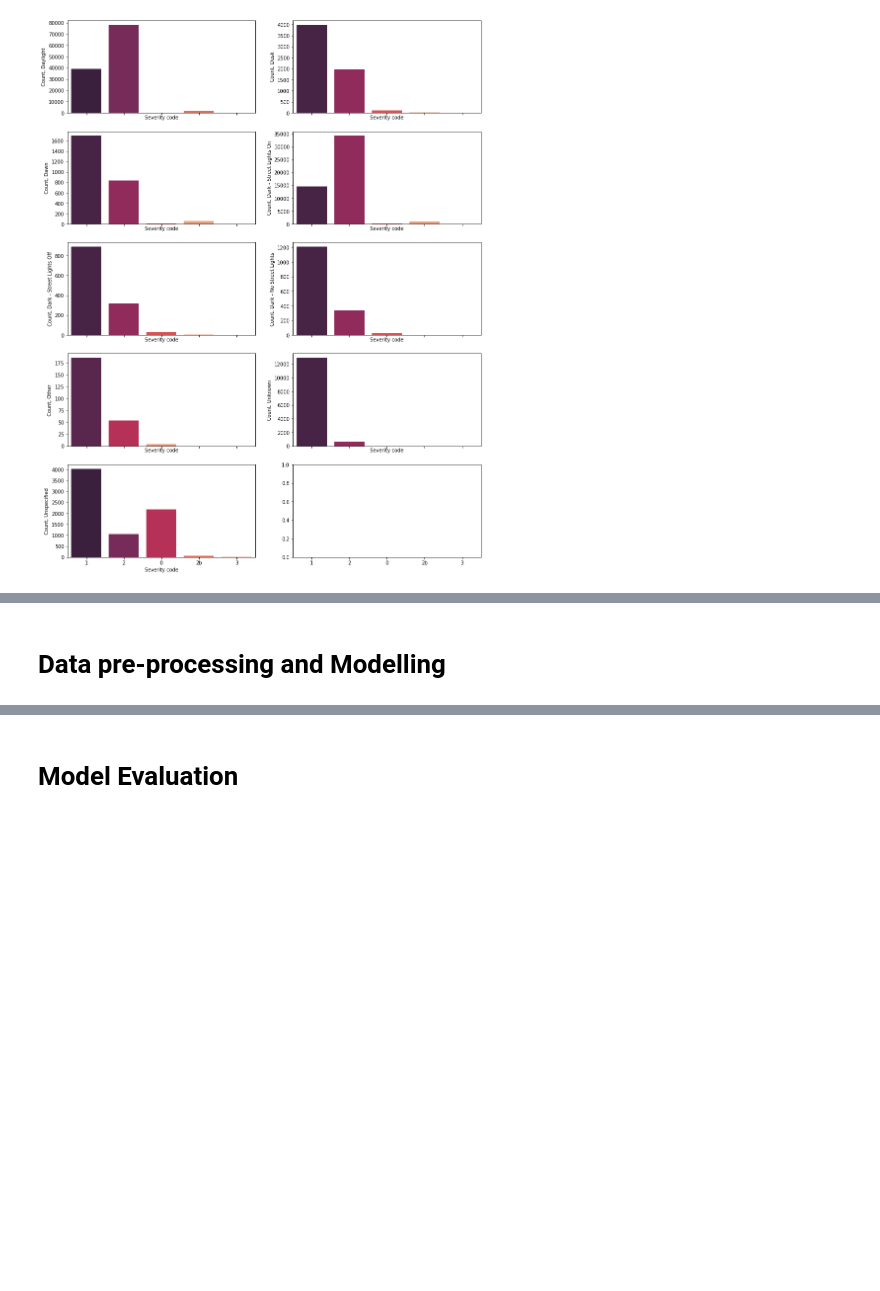
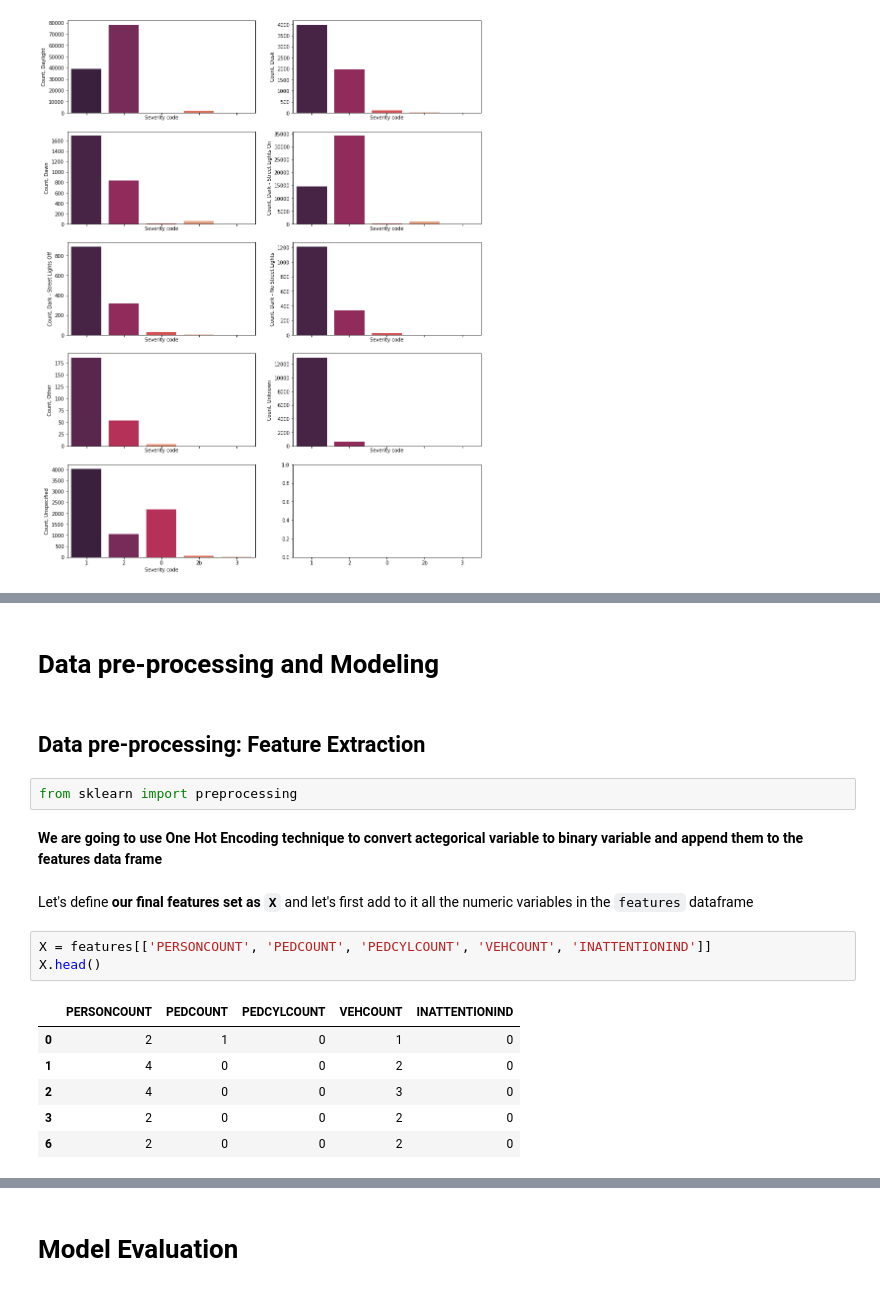
Before and after one commit to sankha14/Applied_Data_Science_Capstone, a Jupyter notebook: Car_Accident_Severity_Prediction.ipynb, the cells around one changed output, grey strips where cells are left out. Cells and saved outputs as stored; diff of their text form; blank space fills up the shorter version.

```diff
--- a/Car_Accident_Severity_Prediction.ipynb
+++ b/Car_Accident_Severity_Prediction.ipynb
@@ -1196,2 +1202,20 @@ axes[4,0].set(xlabel = 'Severity code', ylabel = 'Count, Unspecified')
 # %% [markdown]
-# Data pre-processing and Modelling
+# Data pre-processing and Modeling
+# %% [markdown]
+## Data pre-processing: Feature Extraction
+# %%
+from sklearn import preprocessing
+# %% [markdown]
+**We are going to use One Hot Encoding technique to convert actegorical variable to binary variable and append them to the features data frame**
+# %% [markdown]
+Let's define **our final features set as `X`** and let's first add to it all the numeric variables in the `features` dataframe
+# %%
+X = features[['PERSONCOUNT', 'PEDCOUNT', 'PEDCYLCOUNT', 'VEHCOUNT', 'INATTENTIONIND']]
+X.head()
+# %% [output]
+|  | PERSONCOUNT | PEDCOUNT | PEDCYLCOUNT | VEHCOUNT | INATTENTIONIND |
+| 0 | 2 | 1 | 0 | 1 | 0 |
+| 1 | 4 | 0 | 0 | 2 | 0 |
+| 2 | 4 | 0 | 0 | 3 | 0 |
+| 3 | 2 | 0 | 0 | 2 | 0 |
+| 6 | 2 | 0 | 0 | 2 | 0 |
```
Also changed, not shown: parts of 23 cells of this notebook.
